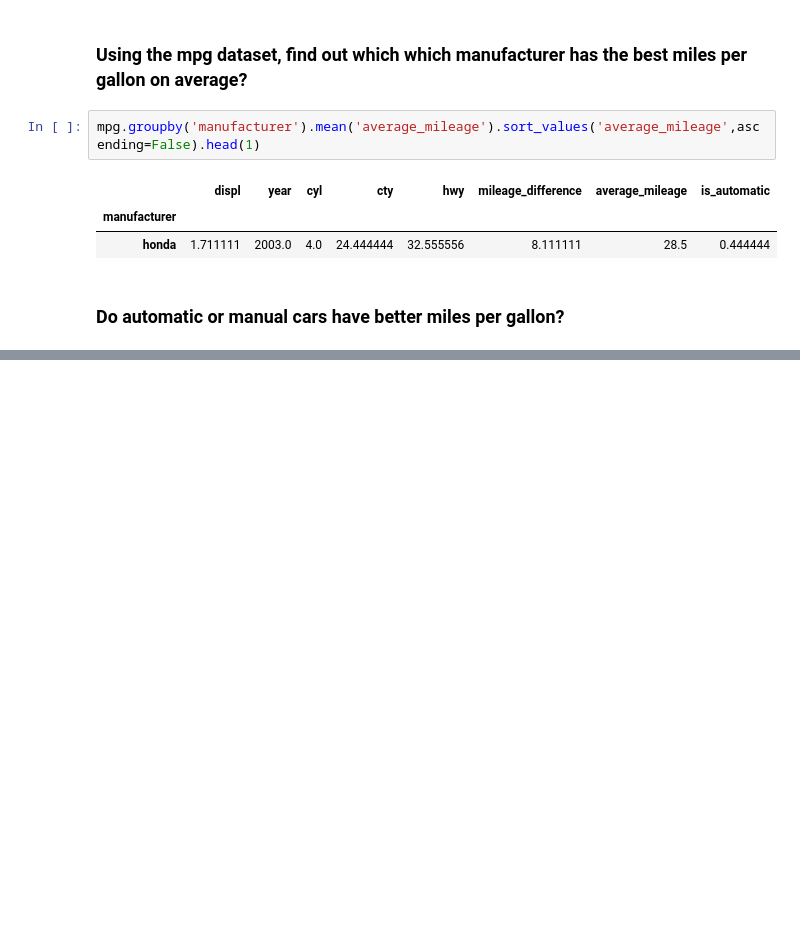
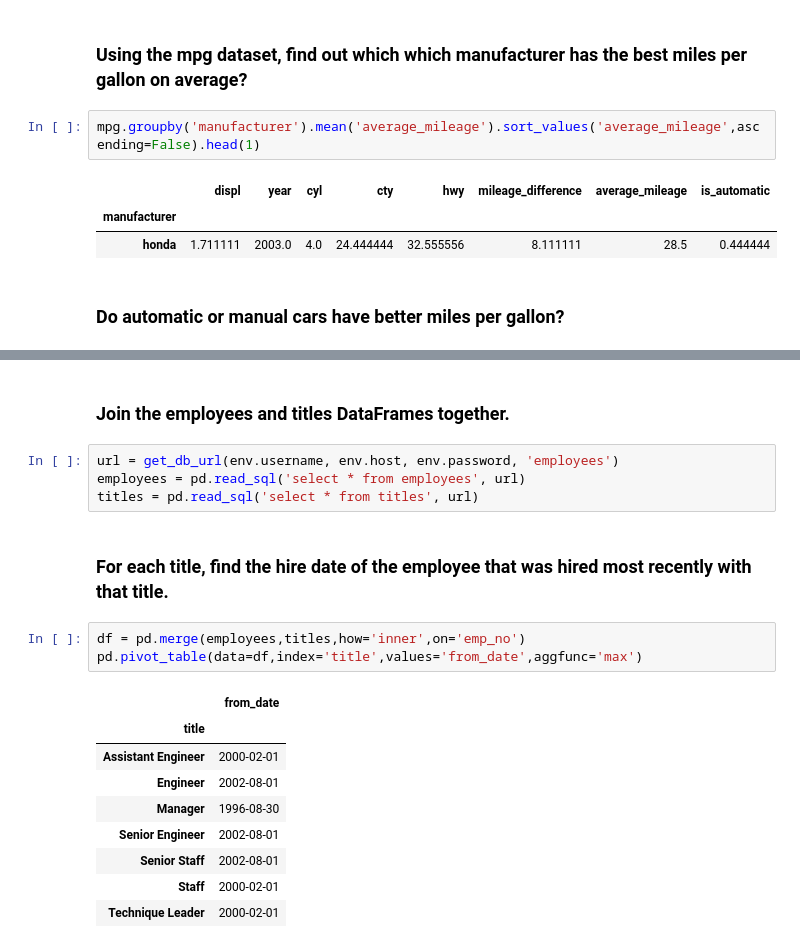
Before and after one commit to rabeka-branham/ds-libraries-exercises, a Jupyter notebook: advanced_dataframes.ipynb, the cells around one changed output, grey strips where cells are left out. Saved outputs shown, nothing was run; the diff lists cells and outputs as text; blank space fills up the shorter version.

```diff
--- a/advanced_dataframes.ipynb
+++ b/advanced_dataframes.ipynb
@@ -360,0 +423,21 @@ mpg.groupby('trans').mean('average_mileage').sort_values('average_mileage',ascen
+# %% [markdown]
+### Join the employees and titles DataFrames together.
+# %%
+url = get_db_url(env.username, env.host, env.password, 'employees')
+employees = pd.read_sql('select * from employees', url)
+titles = pd.read_sql('select * from titles', url)
+# %% [markdown]
+### For each title, find the hire date of the employee that was hired most recently with that title.
+# %%
+df = pd.merge(employees,titles,how='inner',on='emp_no')
+pd.pivot_table(data=df,index='title',values='from_date',aggfunc='max')
+# %% [output]
+|  | from_date |
+| title |  |
+| Assistant Engineer | 2000-02-01 |
+| Engineer | 2002-08-01 |
+| Manager | 1996-08-30 |
+| Senior Engineer | 2002-08-01 |
+| Senior Staff | 2002-08-01 |
+| Staff | 2000-02-01 |
+| Technique Leader | 2000-02-01 |
```
Also changed, not shown: parts of 12 cells of this notebook.
